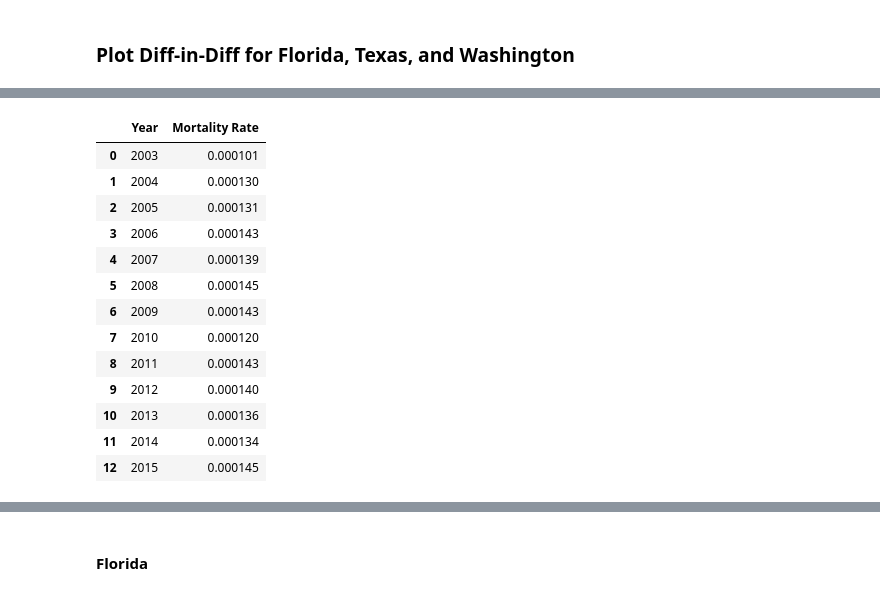
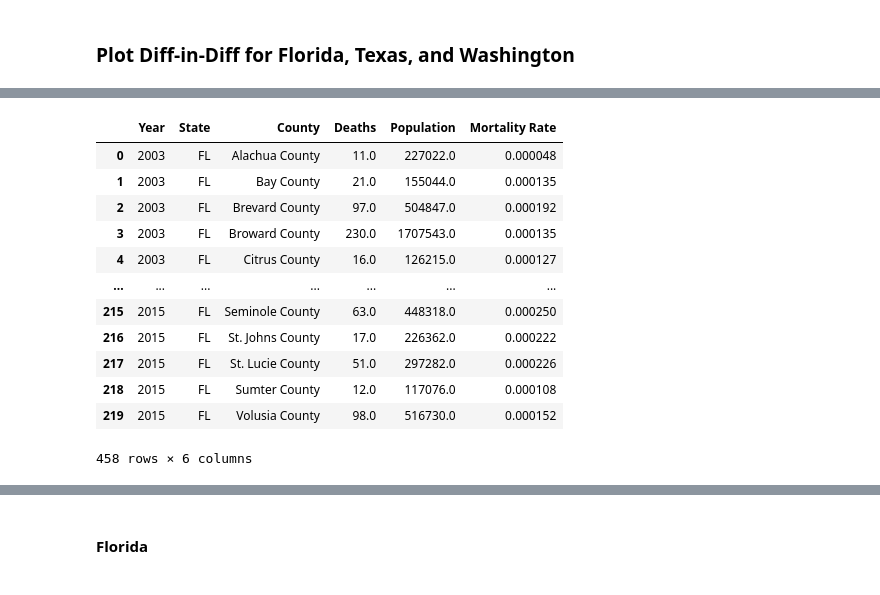
Before and after one commit to yangxiaohan57/impact-of-opioids-policy, a Jupyter notebook: 30_results/diff_in_diff_plots_mortality_rate.ipynb, the cells around one changed output, grey strips where cells are left out. Saved outputs shown, nothing was run; the diff lists cells and outputs as text; code cells hidden in the pictures.

```diff
--- a/30_results/diff_in_diff_plots_mortality_rate.ipynb
+++ b/30_results/diff_in_diff_plots_mortality_rate.ipynb
@@ -11,40 +11,31 @@ import statsmodels.api as sm
 # load mortality rate data
 
 fl_pre_policy_mortality = pd.read_csv(
-    "./fl_pre_policy_mortality.csv",
-    sep=",",
+    "./fl_pre_policy_mortality.csv", sep=",", index_col=0
 )
 fl_post_policy_mortality = pd.read_csv(
-    "./fl_post_policy_mortality.csv",
-    sep=",",
+    "./fl_post_policy_mortality.csv", sep=",", index_col=0
 )
 tx_pre_policy_mortality = pd.read_csv(
-    "./tx_pre_policy_mortality.csv",
-    sep=",",
+    "./tx_pre_policy_mortality.csv", sep=",", index_col=0
 )
 tx_post_policy_mortality = pd.read_csv(
-    "./tx_post_policy_mortality.csv",
-    sep=",",
+    "./tx_post_policy_mortality.csv", sep=",", index_col=0
 )
 wa_pre_policy_mortality = pd.read_csv(
-    "./wa_pre_policy_mortality.csv",
-    sep=",",
+    "./wa_pre_policy_mortality.csv", sep=",", index_col=0
 )
 wa_post_policy_mortality = pd.read_csv(
-    "./wa_post_policy_mortality.csv",
-    sep=",",
+    "./wa_post_policy_mortality.csv", sep=",", index_col=0
 )
-avg_mortality_compare_to_fl = pd.read_csv(
-    "./avg_mortality_compare_to_fl.csv",
-    sep=",",
+mortality_compare_to_fl = pd.read_csv(
+    "./mortality_comparisons_for_fl.csv", sep=",", index_col=0
 )
-avg_mortality_compare_to_tx = pd.read_csv(
-    "./avg_mortality_compare_to_tx.csv",
-    sep=",",
+mortality_compare_to_tx = pd.read_csv(
+    "./mortality_comparisons_for_tx.csv", sep=",", index_col=0
 )
-avg_mortality_compare_to_wa = pd.read_csv(
-    "./avg_mortality_compare_to_wa.csv",
-    sep=",",
+mortality_compare_to_wa = pd.read_csv(
+    "./mortality_comparisons_for_wa.csv", sep=",", index_col=0
 )
 # %%
 # concatenate pre and post mortality rate data
@@ -101,17 +58,16 @@ tx_mortality_avg
-# %%
-wa_mortality_avg
-# %% [output]
-|  | Year | Mortality Rate |
-| 0 | 2003 | 0.000101 |
-| 1 | 2004 | 0.000130 |
-| 2 | 2005 | 0.000131 |
-| 3 | 2006 | 0.000143 |
-| 4 | 2007 | 0.000139 |
-| 5 | 2008 | 0.000145 |
-| 6 | 2009 | 0.000143 |
-| 7 | 2010 | 0.000120 |
-| 8 | 2011 | 0.000143 |
-| 9 | 2012 | 0.000140 |
-| 10 | 2013 | 0.000136 |
-| 11 | 2014 | 0.000134 |
-| 12 | 2015 | 0.000145 |
+# %%
+fl_mortality
+# %% [output]
+|  | Year | State | County | Deaths | Population | Mortality Rate |
+| 0 | 2003 | FL | Alachua County | 11.0 | 227022.0 | 0.000048 |
+| 1 | 2003 | FL | Bay County | 21.0 | 155044.0 | 0.000135 |
+| 2 | 2003 | FL | Brevard County | 97.0 | 504847.0 | 0.000192 |
+| 3 | 2003 | FL | Broward County | 230.0 | 1707543.0 | 0.000135 |
+| 4 | 2003 | FL | Citrus County | 16.0 | 126215.0 | 0.000127 |
+| ... | ... | ... | ... | ... | ... | ... |
+| 215 | 2015 | FL | Seminole County | 63.0 | 448318.0 | 0.000250 |
+| 216 | 2015 | FL | St. Johns County | 17.0 | 226362.0 | 0.000222 |
+| 217 | 2015 | FL | St. Lucie County | 51.0 | 297282.0 | 0.000226 |
+| 218 | 2015 | FL | Sumter County | 12.0 | 117076.0 | 0.000108 |
+| 219 | 2015 | FL | Volusia County | 98.0 | 516730.0 | 0.000152 |
+458 rows × 6 columns
```
Also changed, not shown: parts of 10 cells of this notebook.
